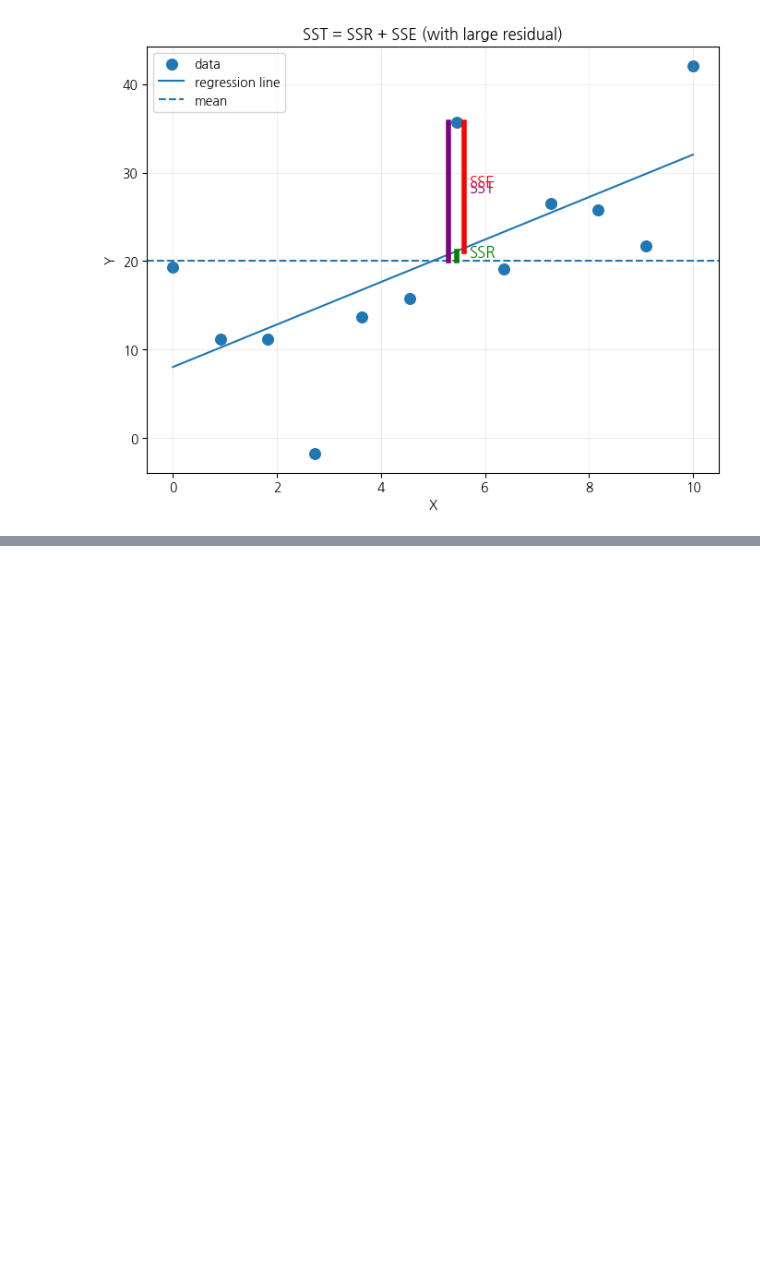
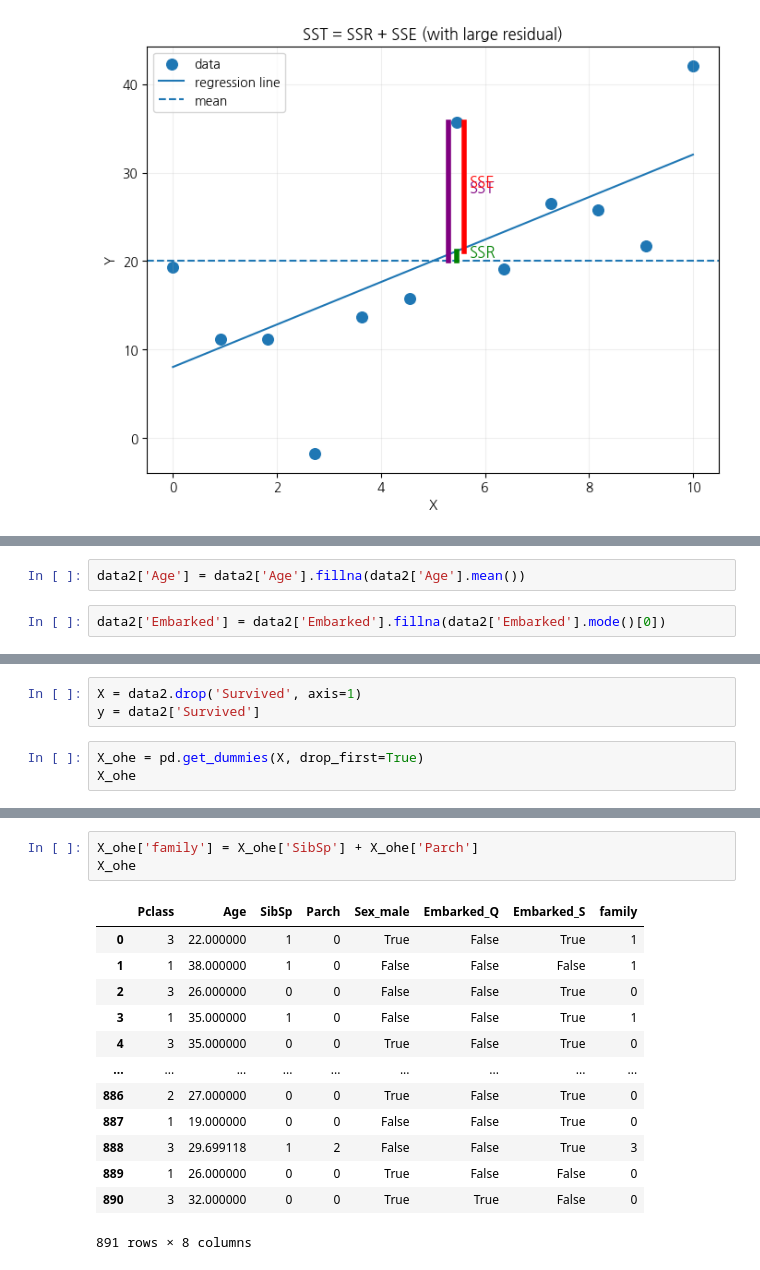
Before and after one commit to haram4th/fintech4, a Jupyter notebook: 06Machine_Learning_Deep_Learning/16_지도학습_회귀분석2_고객별연간지출액예측.ipynb, the cells around one changed output, grey strips where cells are left out. Saved outputs shown, nothing was run; the diff lists cells and outputs as text; blank space fills up the shorter version.

```diff
--- a/06Machine_Learning_Deep_Learning/16_지도학습_회귀분석2_고객별연간지출액예측.ipynb
+++ b/06Machine_Learning_Deep_Learning/16_지도학습_회귀분석2_고객별연간지출액예측.ipynb
@@ -702,0 +939,4 @@ plt.show()
+# %%
+data2['Age'] = data2['Age'].fillna(data2['Age'].mean())
+# %%
+data2['Embarked'] = data2['Embarked'].fillna(data2['Embarked'].mode()[0])
@@ -702,0 +960,6 @@ plt.show()
+# %%
+X = data2.drop('Survived', axis=1)
+y = data2['Survived']
+# %%
+X_ohe = pd.get_dummies(X, drop_first=True)
+X_ohe
@@ -702,0 +980,17 @@ plt.show()
+# %%
+X_ohe['family'] = X_ohe['SibSp'] + X_ohe['Parch']
+X_ohe
+# %% [output]
+|  | Pclass | Age | SibSp | Parch | Sex_male | Embarked_Q | Embarked_S | family |
+| 0 | 3 | 22.000000 | 1 | 0 | True | False | True | 1 |
+| 1 | 1 | 38.000000 | 1 | 0 | False | False | False | 1 |
+| 2 | 3 | 26.000000 | 0 | 0 | False | False | True | 0 |
+| 3 | 1 | 35.000000 | 1 | 0 | False | False | True | 1 |
+| 4 | 3 | 35.000000 | 0 | 0 | True | False | True | 0 |
+| ... | ... | ... | ... | ... | ... | ... | ... | ... |
+| 886 | 2 | 27.000000 | 0 | 0 | True | False | True | 0 |
+| 887 | 1 | 19.000000 | 0 | 0 | False | False | True | 0 |
+| 888 | 3 | 29.699118 | 1 | 2 | False | False | True | 3 |
+| 889 | 1 | 26.000000 | 0 | 0 | True | False | False | 0 |
+| 890 | 3 | 32.000000 | 0 | 0 | True | True | False | 0 |
+891 rows × 8 columns
```
Also changed, not shown: parts of 22 cells of this notebook, 3 other files.
